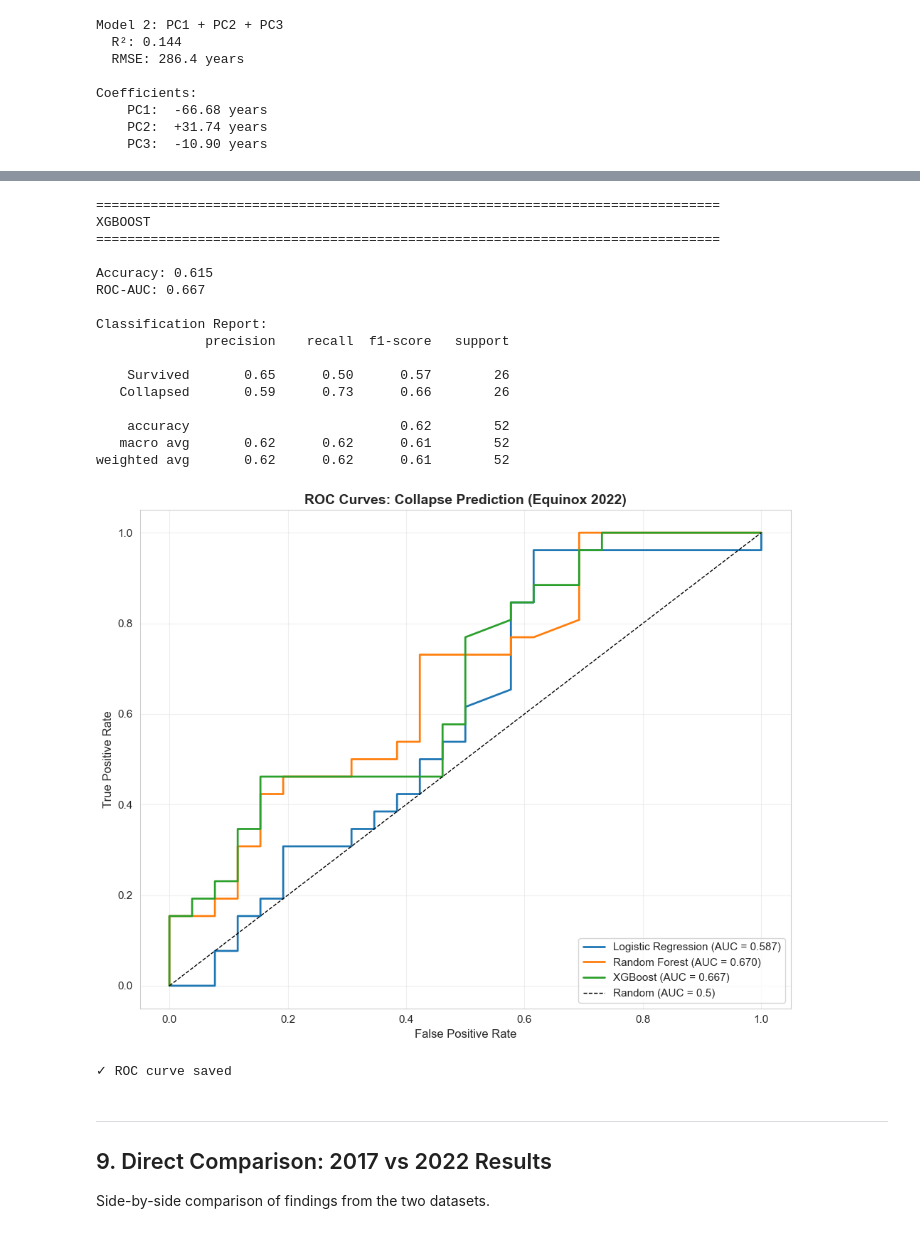
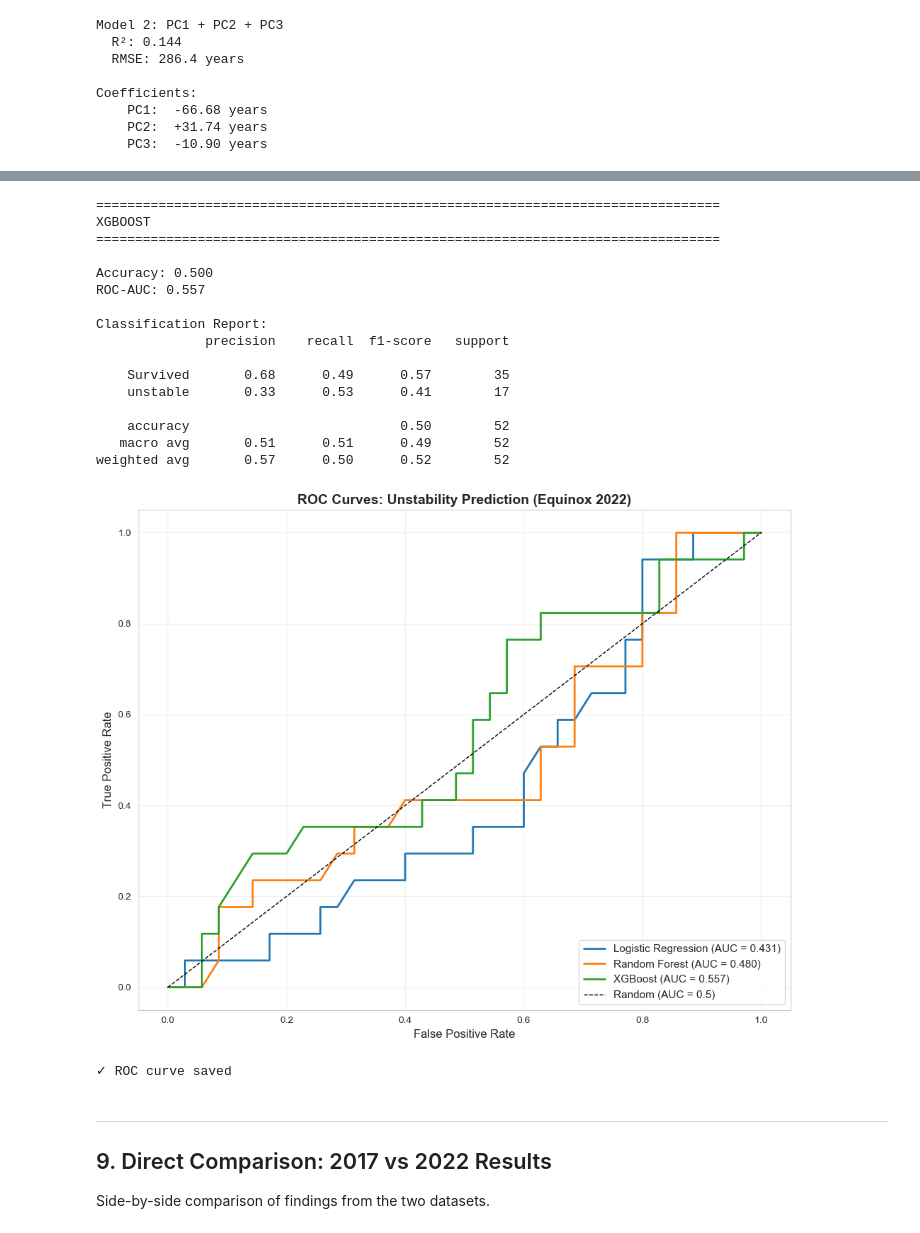
Before and after one commit to TheApexWu/psychohistoryML, a Jupyter notebook: notebooks/04_equinox_replication.ipynb, the cells around one changed output, grey strips where cells are left out. Saved outputs shown, nothing was run; the diff lists cells and outputs as text; code cells hidden in the pictures.

Commit message:
unstability rehaul
readjusted from collapse to instability, modifying binary variable in favor of a 33rd percentile instead of median, notebooks 3-4b

```diff
--- a/notebooks/04_equinox_replication.ipynb
+++ b/notebooks/04_equinox_replication.ipynb
@@ -772,11 +755,11 @@ Predicting collapse vs survival. **Exact same models** as 2017 analysis.
 # %%
-# Create binary target: collapsed (below median) vs survived (above median)
-duration_median = modeling_df['duration_years'].median()
-modeling_df['collapsed'] = (modeling_df['duration_years'] < duration_median).astype(int)
+# Create binary target: unstable vs stable (33rd percentile)
+duration_threshold = modeling_df['duration_years'].quantile(0.33)
+modeling_df['unstable'] = (modeling_df['duration_years'] < duration_threshold).astype(int)
 
-print(f"Collapse threshold: {duration_median:.0f} years (median)")
+print(f"Unstability threshold: {duration_threshold:.0f} years")
 print(f"\nClass distribution:")
-print(modeling_df['collapsed'].value_counts())
+print(modeling_df['unstable'].value_counts())
 print(f"\nProportions:")
-print(modeling_df['collapsed'].value_counts(normalize=True).round(3))
+print(modeling_df['unstable'].value_counts(normalize=True).round(3))
 # %% [output]
@@ -798,7 +781,7 @@ Name: proportion, dtype: float64
 feature_cols = ['PC1_hier', 'PC2_hier', 'PC3_hier', 'PC1_squared', 'PC1_x_PC2']
 
 X_clf = modeling_df[feature_cols].values
-y_clf = modeling_df['collapsed'].values
+y_clf = modeling_df['unstable'].values
 
 # Train-test split (80/20, same as 2017)
 X_train, X_test, y_train, y_test = train_test_split(
@@ -922,6 +905,6 @@ Feature Importance:
 # %%
 # Model 3: XGBoost (if available)
-if XGBOOST_AVAILABLE:
+if HAS_XGB:
     scale_pos_weight = (y_train == 0).sum() / (y_train == 1).sum()
 
     xgb_clf = XGBClassifier(
@@ -946,7 +929,7 @@ if XGBOOST_AVAILABLE:
     print(f"\nAccuracy: {acc_xgb:.3f}")
     print(f"ROC-AUC: {auc_xgb:.3f}")
     print(f"\nClassification Report:")
-    print(classification_report(y_test, y_pred_xgb, target_names=['Survived', 'Collapsed']))
+    print(classification_report(y_test, y_pred_xgb, target_names=['stable', 'unstable']))
 else:
     print("XGBoost not available - skipping")
     auc_xgb = None
@@ -955,51 +938,51 @@ else:
 XGBOOST
 ================================================================================
 
-Accuracy: 0.615
-ROC-AUC: 0.667
+Accuracy: 0.500
+ROC-AUC: 0.557
 
 Classification Report:
               precision    recall  f1-score   support
 
-    Survived       0.65      0.50      0.57        26
-   Collapsed       0.59      0.73      0.66        26
+    Survived       0.68      0.49      0.57        35
+    unstable       0.33      0.53      0.41        17
 
-    accuracy                           0.62        52
-   macro avg       0.62      0.62      0.61        52
-weighted avg       0.62      0.62      0.61        52
+    accuracy                           0.50        52
+   macro avg       0.51      0.51      0.49        52
+weighted avg       0.57      0.50      0.52        52
 # %%
 # Plot ROC curves
 fig, ax = plt.subplots(figsize=(10, 8))
 
 # Logistic Regression
 fpr_lr, tpr_lr, _ = roc_curve(y_test, y_proba_lr)
 ax.plot(fpr_lr, tpr_lr, linewidth=2, label=f'Logistic Regression (AUC = {auc_lr:.3f})')
 
 # Random Forest
 fpr_rf, tpr_rf, _ = roc_curve(y_test, y_proba_rf)
 ax.plot(fpr_rf, tpr_rf, linewidth=2, label=f'Random Forest (AUC = {auc_rf:.3f})')
 
 # XGBoost
-if XGBOOST_AVAILABLE:
+if HAS_XGB:
     fpr_xgb, tpr_xgb, _ = roc_curve(y_test, y_proba_xgb)
     ax.plot(fpr_xgb, tpr_xgb, linewidth=2, label=f'XGBoost (AUC = {auc_xgb:.3f})')
 
 # Random baseline
 ax.plot([0, 1], [0, 1], 'k--', linewidth=1, label='Random (AUC = 0.5)')
 
 ax.set_xlabel('False Positive Rate', fontsize=12)
 ax.set_ylabel('True Positive Rate', fontsize=12)
-ax.set_title('ROC Curves: Collapse Prediction (Equinox 2022)', fontsize=14, fontweight='bold')
+ax.set_title('ROC Curves: Unstability Prediction (Equinox 2022)', fontsize=14, fontweight='bold')
 ax.legend(loc='lower right', fontsize=11)
 ax.grid(alpha=0.3)
 
 plt.tight_layout()
 plt.savefig('figures/04_roc_curves_equinox.png', dpi=300, bbox_inches='tight')
 plt.show()
 
 print("✓ ROC curve saved")
 # %% [output]
-[figure, old version]
+[figure, new version]
 ✓ ROC curve saved
 # %% [markdown]
 ---
```
Also changed, not shown: parts of 17 cells of this notebook, 31 other files.
